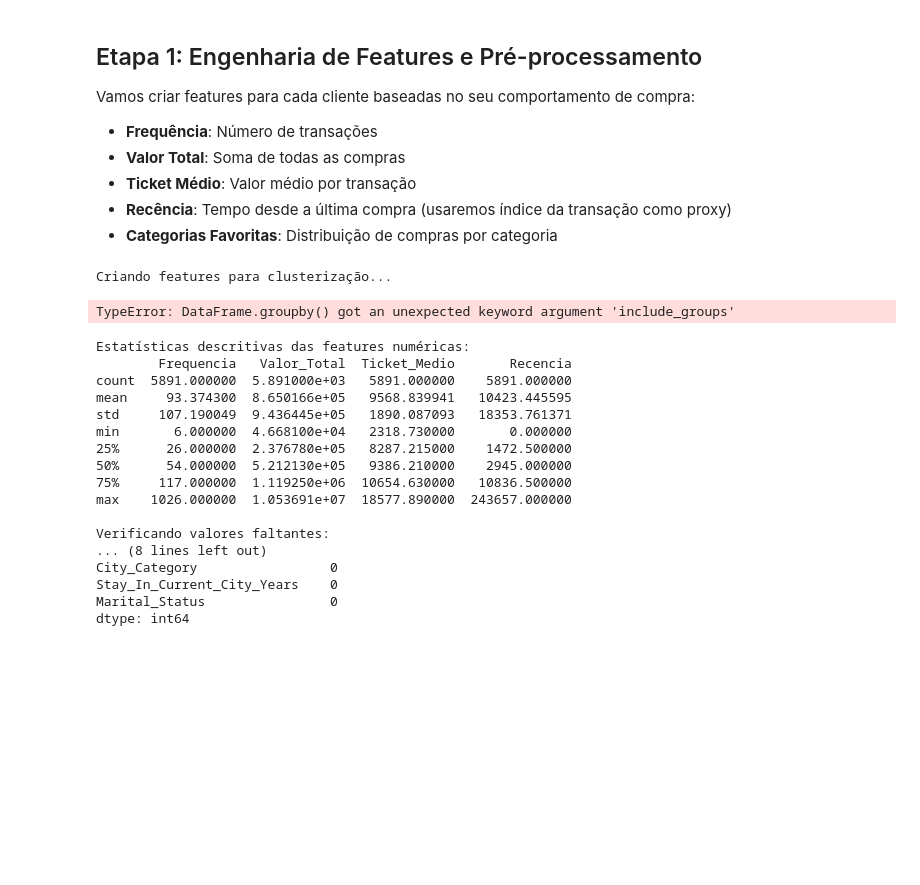
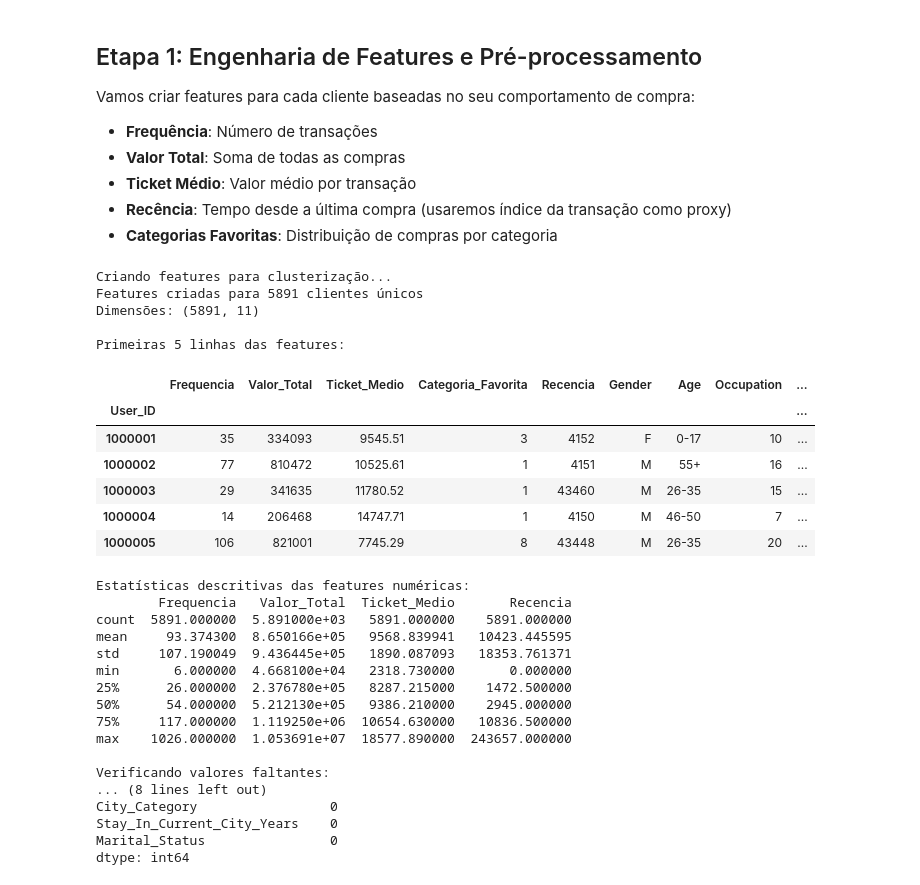
Before and after one commit to caiothomasbandeira/ecommerce-strategic-analysis, a Jupyter notebook: modulo1_clusterizacao/1_clustering_analysis.ipynb, the cells around one changed output. Drawn from its saved outputs; the diff is of its cells as text; code cells hidden in the pictures; blank space fills up the shorter version.

```diff
--- a/modulo1_clusterizacao/1_clustering_analysis.ipynb
+++ b/modulo1_clusterizacao/1_clustering_analysis.ipynb
@@ -139,33 +130,43 @@ Vamos criar features para cada cliente baseadas no seu comportamento de compra:
 # %%
 # Engenharia de Features - Criando métricas RFM (Recência, Frequência, Monetário)
 print("Criando features para clusterização...")
 
 # Agrupar por User_ID para criar features de cliente
 customer_features = df.groupby('User_ID').agg({
     'Purchase': ['count', 'sum', 'mean'],  # Frequência, Valor Total, Ticket Médio
     'Product_Category': lambda x: x.mode().iloc[0] if not x.mode().empty else x.iloc[0],  # Categoria favorita
 }).round(2)
 
 # Simplificar nomes das colunas
 customer_features.columns = ['Frequencia', 'Valor_Total', 'Ticket_Medio', 'Categoria_Favorita']
 
 # Adicionar métrica de recência (usando índice como proxy de tempo)
 # Assumindo que índices maiores = compras mais recentes
-recencia = df.groupby('User_ID', include_groups=False).apply(lambda x: df.index.max() - x.index.max())
+recencia = df.groupby('User_ID').apply(lambda x: df.index.max() - x.index.max())
 customer_features['Recencia'] = recencia
 
 # Adicionar informações demográficas
 demograficos = df.groupby('User_ID')[['Gender', 'Age', 'Occupation', 'City_Category',
                                       'Stay_In_Current_City_Years', 'Marital_Status']].first()
 customer_features = pd.concat([customer_features, demograficos], axis=1)
 
 print(f"Features criadas para {len(customer_features)} clientes únicos")
 print(f"Dimensões: {customer_features.shape}")
 print("\nPrimeiras 5 linhas das features:")
 customer_features.head()
 # %% [output]
 Criando features para clusterização...
+Features criadas para 5891 clientes únicos
+Dimensões: (5891, 11)
+
+Primeiras 5 linhas das features:
-TypeError: DataFrame.groupby() got an unexpected keyword argument 'include_groups'
+|  | Frequencia | Valor_Total | Ticket_Medio | Categoria_Favorita | Recencia | Gender | Age | Occupation | ... |
+| User_ID |  |  |  |  |  |  |  |  | ... |
+| 1000001 | 35 | 334093 | 9545.51 | 3 | 4152 | F | 0-17 | 10 | ... |
+| 1000002 | 77 | 810472 | 10525.61 | 1 | 4151 | M | 55+ | 16 | ... |
+| 1000003 | 29 | 341635 | 11780.52 | 1 | 43460 | M | 26-35 | 15 | ... |
+| 1000004 | 14 | 206468 | 14747.71 | 1 | 4150 | M | 46-50 | 7 | ... |
+| 1000005 | 106 | 821001 | 7745.29 | 8 | 43448 | M | 26-35 | 20 | ... |
 # %%
 # Análise exploratória das features numéricas
 
```
Also changed, not shown: parts of 7 cells of this notebook.
